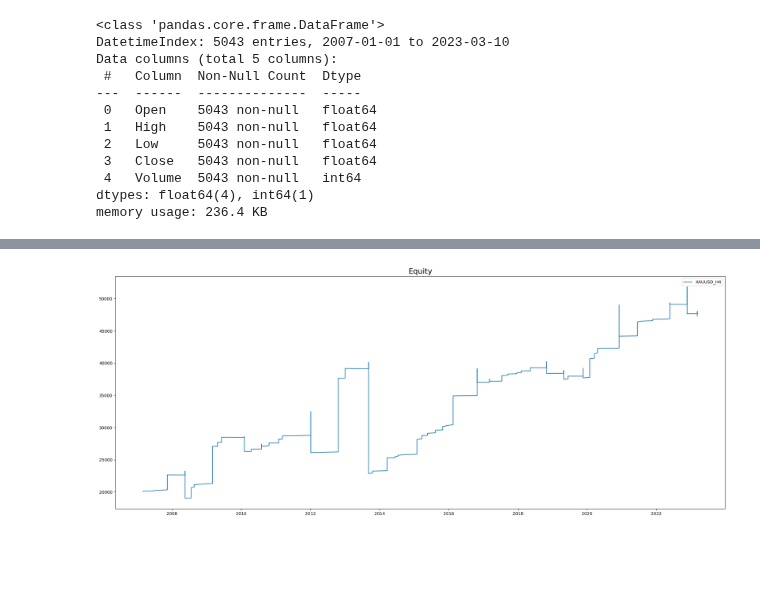
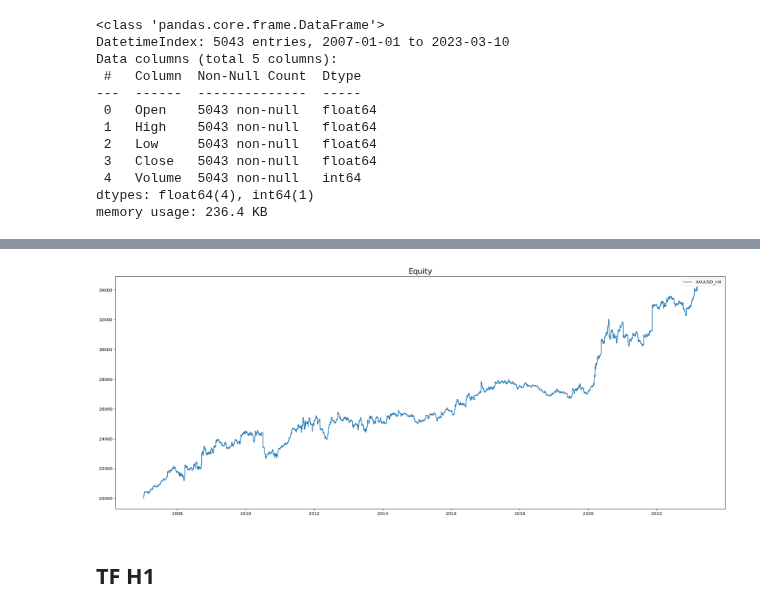
Before and after one commit to Kittipong91/XAUUSD_algorithmic_trading, a Jupyter notebook: Technical_Strategy/Strategy+14+-+Fibonacci/Strategy+14+-+Fibonacci- Backtesting.ipynb, the cells around one changed output, grey strips where cells are left out. Cells and saved outputs as stored; diff of their text form; code cells hidden in the pictures; blank space fills up the shorter version.

Commit message:
add strategy 12, 13

```diff
--- a/Technical_Strategy/Strategy+14+-+Fibonacci/Strategy+14+-+Fibonacci- Backtesting.ipynb
+++ b/Technical_Strategy/Strategy+14+-+Fibonacci/Strategy+14+-+Fibonacci- Backtesting.ipynb
@@ -224,19 +38,0 @@ data
-# %%
-class Fibonacci(Strategy):
-
-
-    def init(self):
-        return
-    def next(self):
-
-        # position = self.data.df.loc[self.data.df.index[-1], 'position']
-
-        if self.data.position == 1  :
-            if self.position.is_short :
-                self.position.close()
-            self.buy(size=1)
-
-        if self.data.position == -1:
-            if self.position.is_long:
-                self.position.close()
-            self.sell(size=1)
@@ -245,2 +39,4 @@ class Fibonacci(Strategy):
+# %%
+strategy = Fibonacci
 # %%
 account_size = 20000
@@ -246,0 +45,8 @@ account_size = 20000
+# %%
+data_D1 = PrepareData(XAUUSD['D1'])
+data_H4 = PrepareData(XAUUSD['H4'])
+data_H1 = PrepareData(XAUUSD['H1'])
+data_M30 = PrepareData(XAUUSD['M30'])
+data_M15 = PrepareData(XAUUSD['M15'])
+data_M5 = PrepareData(XAUUSD['M5'])
+data_M1 = PrepareData(XAUUSD['M1'])
@@ -268,0 +85,5 @@ dtype: object
+# %%
+Backtest_H4 = Backtest(data_H4, strategy,
+                       cash=account_size, margin=1/2000, )
+result_H4 = Backtest_H4.run()
+result_H4
@@ -269,4 +108,6 @@ dtype: object
 # %%
-plot_return_trades(result['_trades'], 'XAUUSD_H4' , account_size)
+plot_equity_trades(result_H4['_trades'], 'XAUUSD_H4' , account_size)
 # %% [output]
-[figure, old version]
+[figure, new version]
+# %% [markdown]
+## TF H1
```
Also changed, not shown: parts of 58 cells of this notebook, 7 other files.
